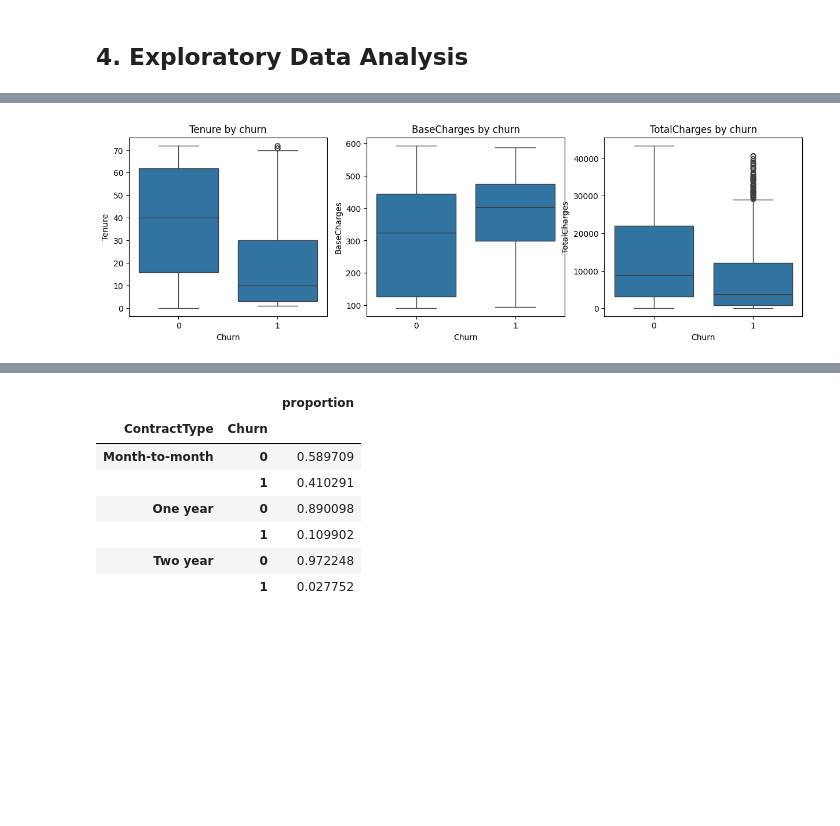
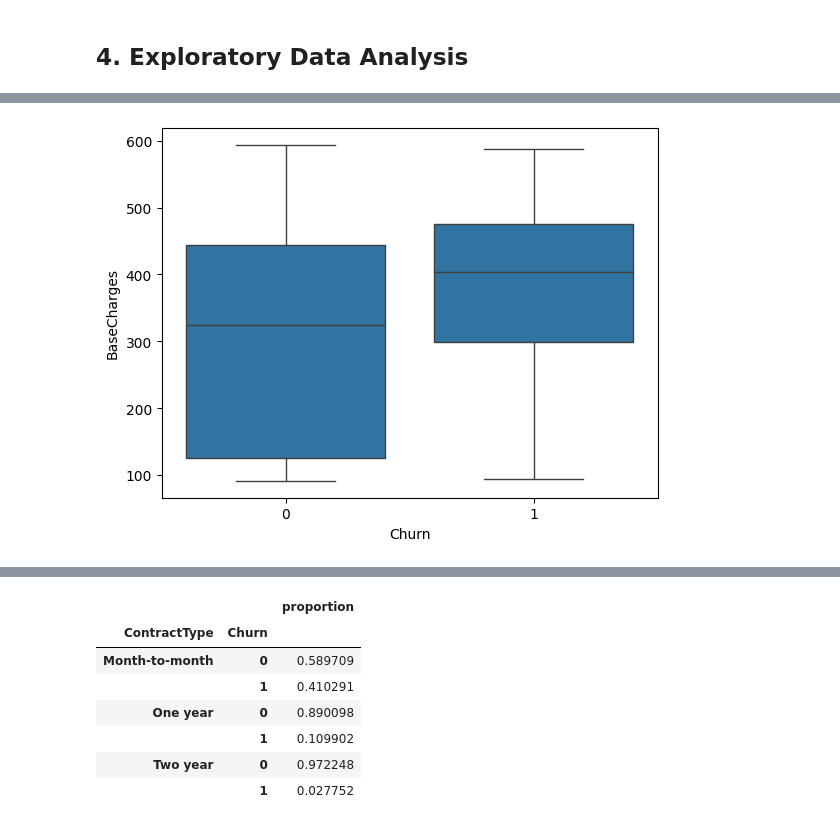
Before and after one commit to samnocera05-ui/mis433, a Jupyter notebook: churn_prediction.ipynb, the cells around one changed output, grey strips where cells are left out. Cells and saved outputs as stored; diff of their text form; code cells hidden in the pictures; blank space fills up the shorter version.

```diff
--- a/churn_prediction.ipynb
+++ b/churn_prediction.ipynb
@@ -523,9 +481,5 @@ plt.show()
-# %%
-# how do the numerical variables differ between customers who churned and who did not?
-fig, axes = plt.subplots(1, 3, figsize=(15, 4))
-for ax, col in zip(axes, ['Tenure', 'BaseCharges', 'TotalCharges']):
-    sns.boxplot(data=df, x='Churn', y=col, ax=ax)
-    ax.set_title(f'{col} by churn')
-plt.show()
-# %% [output]
-[figure, removed]
+# %%
+sns.boxplot(data=df, x='Churn', y='BaseCharges')
+plt.show()
+# %% [output]
+[figure, added]
```
Also changed, not shown: parts of 114 cells of this notebook.
